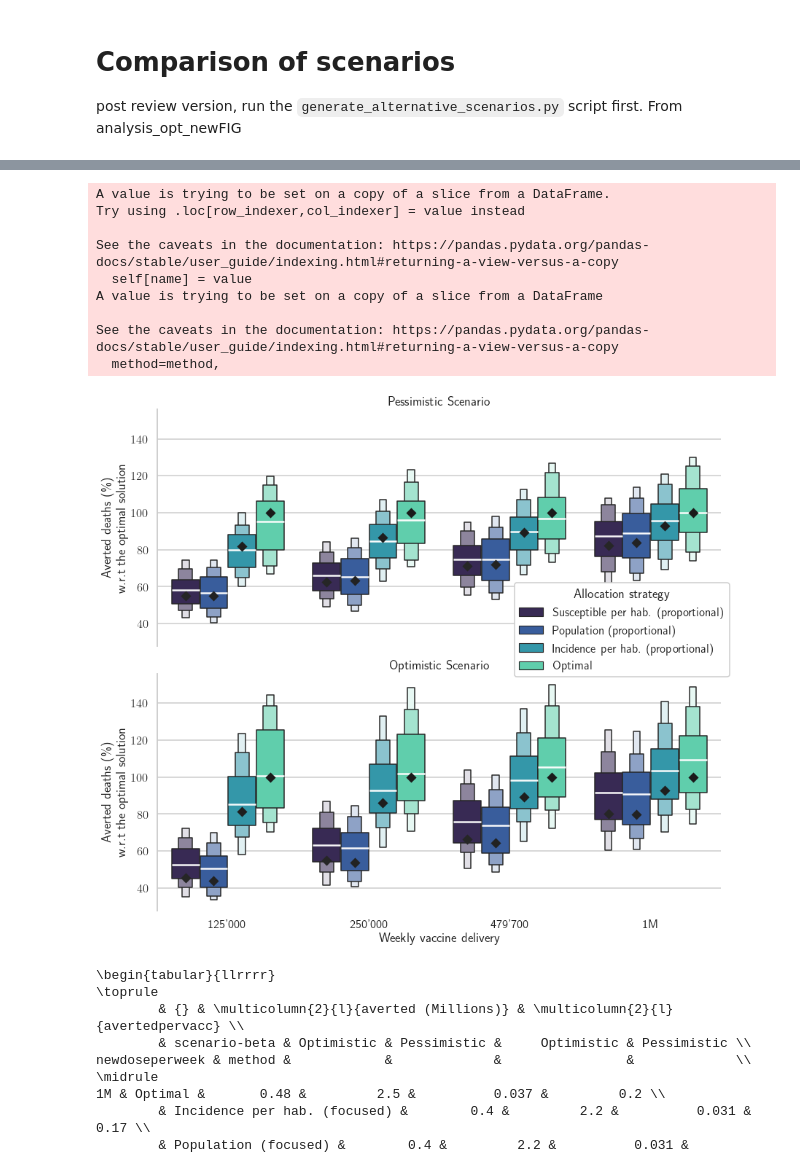
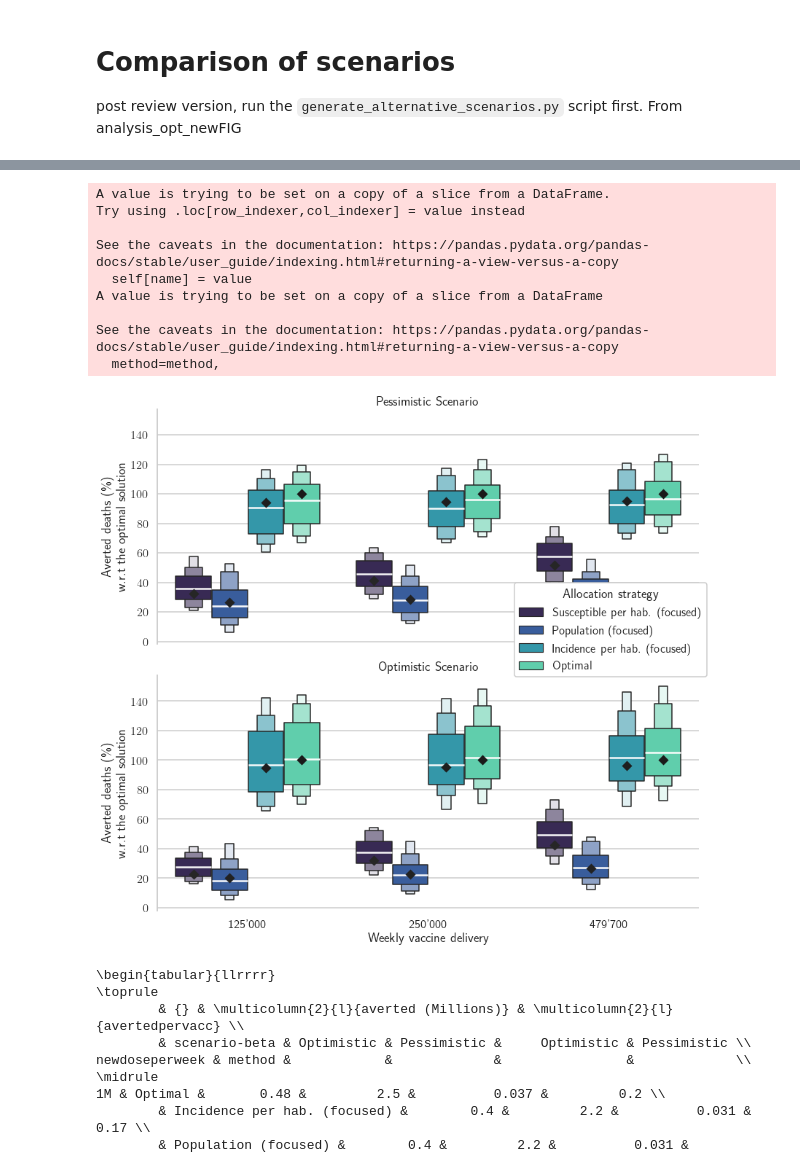
Before and after one commit to jcblemai/COVID-19_italy-vaccination-oc, a Jupyter notebook: post-review-analysis.ipynb, the cells around one changed output, grey strips where cells are left out. Saved outputs shown, nothing was run; the diff lists cells and outputs as text; code cells hidden in the pictures.

```diff
--- a/post-review-analysis.ipynb
+++ b/post-review-analysis.ipynb
@@ -19,7 +19,7 @@ import pickle
 import os
 import tqdm
 
-output_directory = 'model_output/2021-11-17/'
+output_directory = 'model_output/2021-11-18-fix/'
 output_prefix = f'altstratint'
 
 # New builder
@@ -27,7 +27,7 @@ when = 'future-mobintime'
 nnodes = 107
 ndays = 90
 setup_shared = ItalySetupProvinces(nnodes, ndays, when)
-scenarios = {pick_scenario(setup_shared, i)['name']: pick_scenario(setup_shared, i) for i in np.arange(2,11+1)}
+scenarios = {pick_scenario(setup_shared, i)['name']: pick_scenario(setup_shared, i) for i in np.arange(2,7+1)}
 summary = pd.DataFrame()
 for scn_name, scn in scenarios.items():
     summary = pd.concat([summary, pd.read_csv(f'{output_directory}/{output_prefix}-{scn_name}-ALL.csv')])
@@ -254,7 +254,7 @@ newdoseperweek & method &                      &                     &
 \bottomrule
 \end{tabular}
 # %%
-methods = ['sus_pp_p', 'pop_p','inc_pp_p', 'opt']
+methods = ['sus_pp_f', 'pop_f','inc_pp_f', 'opt']
 dpw = [125000,250000,479700, 1000000]
 smry = summary[(summary['scenario-rate']=='r15') & (summary['method_short'].isin(methods)) & (summary['newdoseperweek'].isin(dpw))]
 smry.newdoseperweek = smry.newdoseperweek.astype(str)
@@ -331,34 +331,34 @@ def quantile_plot(index, reduction, method, scn_beta, **kwargs):
         edgecolors = 'k',
         zorder=100000,
     )
 grid.map(quantile_plot, "newdoseperweek", toplot, "method", "scenario-beta")#, marker="o")
 
 
 for ax in grid.axes.flat:
     for label in ax.get_xticklabels():
         label.set_rotation(0)
 
 # Adjust the arrangement of the plots
 #grid.fig.suptitle(run_name)
 grid.despine(left=True)
 grid.despine(bottom=True)
 
 #grid.set_axis_labels("Stockpile delivery per week","Averted infections after 90 days",)
 grid.set_axis_labels("Weekly vaccine delivery","Averted deaths (\%) \n w.r.t the optimal solution",)
 grid.set_titles(col_template="{col_name} Scenario", row_template="{row_name}", fontsize=40, fontweight='bold')
 grid.fig.tight_layout(w_pad=1)
 grid.fig.savefig(f'figures/scenarios_perturb_all.pdf')
 # %% [output]
 A value is trying to be set on a copy of a slice from a DataFrame.
 Try using .loc[row_indexer,col_indexer] = value instead
 
 See the caveats in the documentation: https://pandas.pydata.org/pandas-docs/stable/user_guide/indexing.html#returning-a-view-versus-a-copy
   self[name] = value
 A value is trying to be set on a copy of a slice from a DataFrame
 
 See the caveats in the documentation: https://pandas.pydata.org/pandas-docs/stable/user_guide/indexing.html#returning-a-view-versus-a-copy
   method=method,
-[figure, old version]
+[figure, new version]
 # %%
 a = smry[(smry['post_sample']==102)].pivot_table(columns= ['scenario-beta'], index = ['newdoseperweek', 'method'], values = ['averted', 'avertedpervacc']).sort_values(by=('averted', 'Optimistic'), ascending=False)
 a['averted'] = a['averted']/1e6
```
Also changed, not shown: parts of 5 cells of this notebook, 3 other files.
